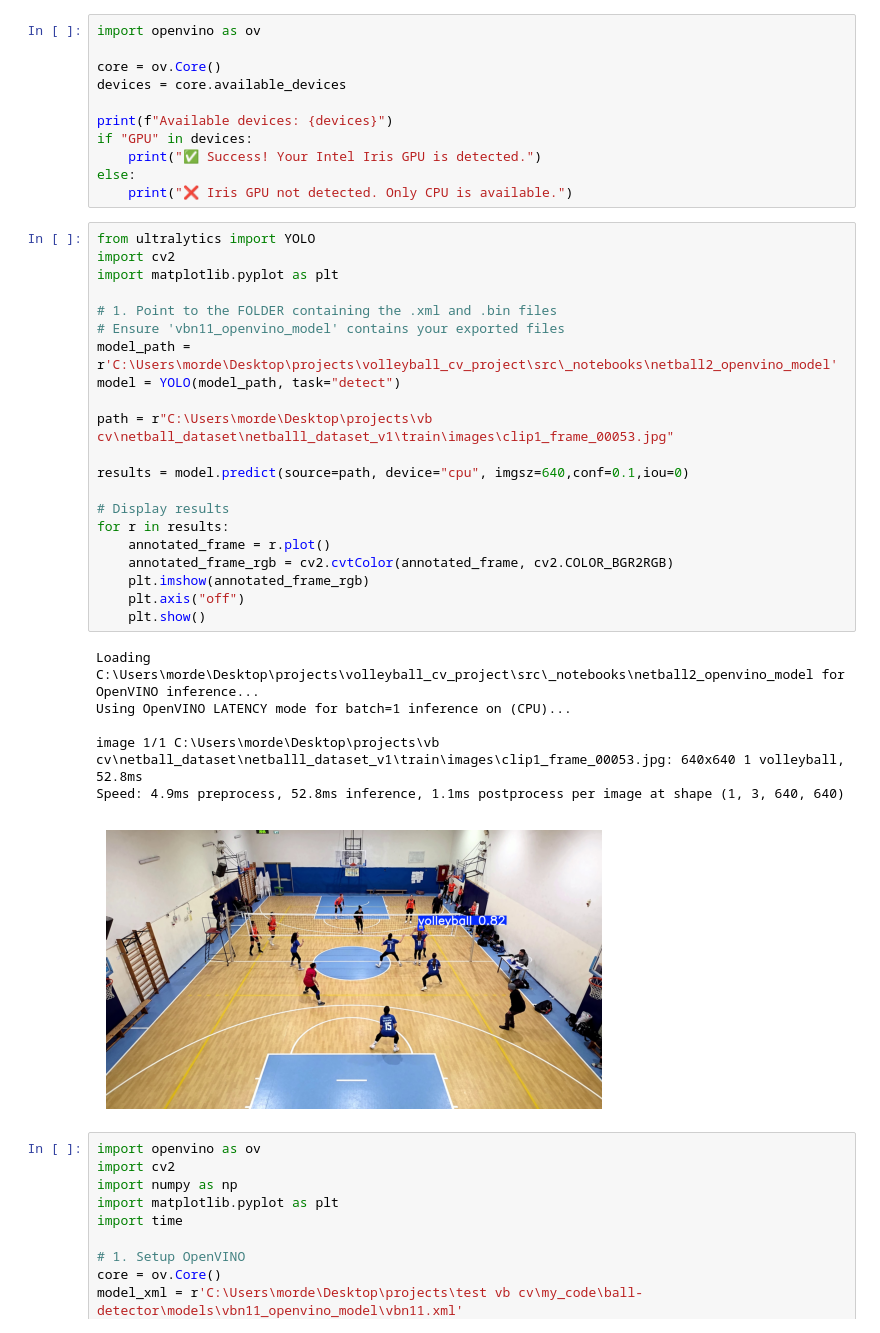
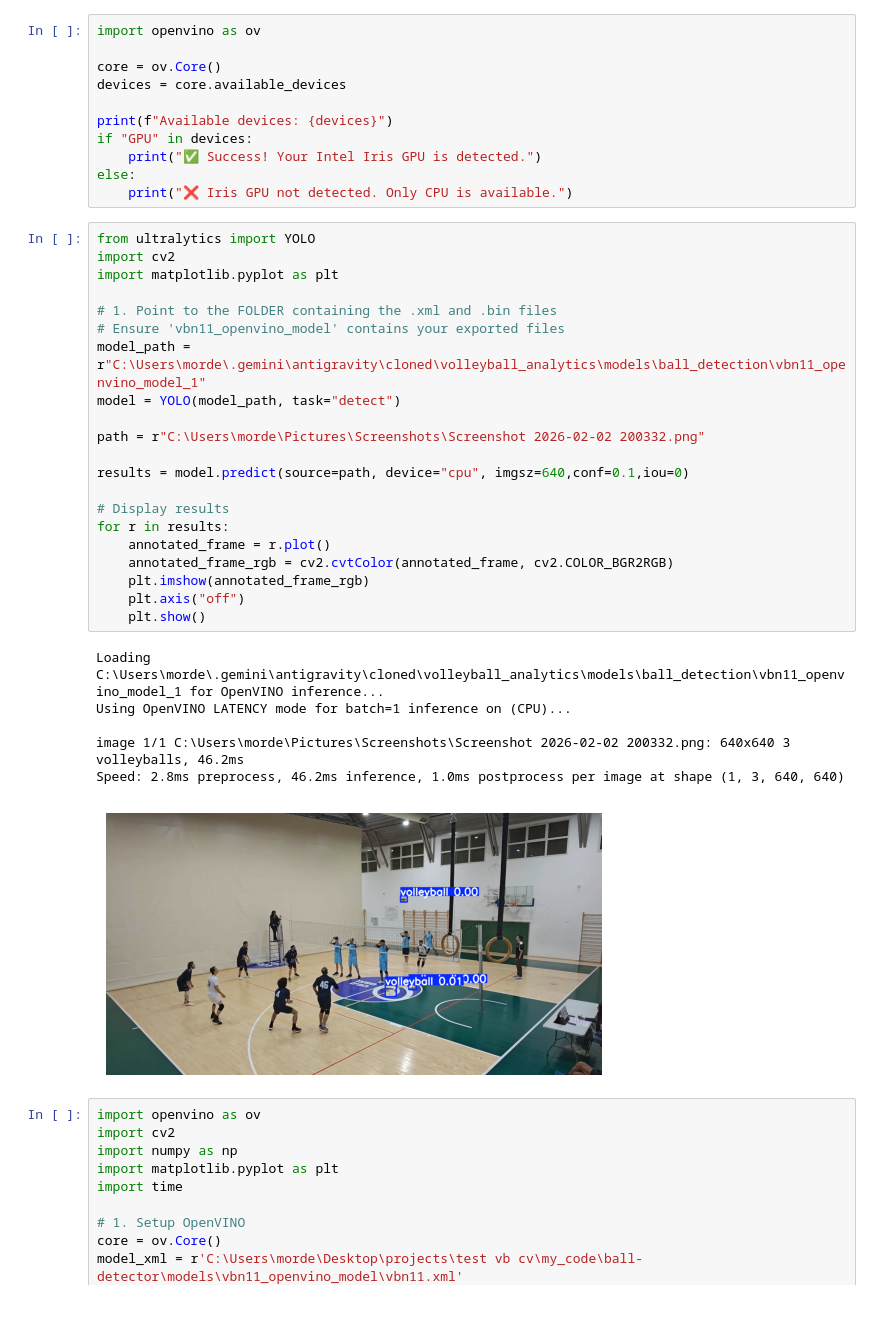
Before and after one commit to mordeLash/volleyball_analytics, a Jupyter notebook: src/_notebooks/ball_detector.ipynb, the cells around one changed output. Drawn from its saved outputs; the diff is of its cells as text.

```diff
--- a/src/_notebooks/ball_detector.ipynb
+++ b/src/_notebooks/ball_detector.ipynb
@@ -57,31 +61,31 @@ else:
 # %%
 from ultralytics import YOLO
 import cv2
 import matplotlib.pyplot as plt
 
 # 1. Point to the FOLDER containing the .xml and .bin files
 # Ensure 'vbn11_openvino_model' contains your exported files
-model_path = r'C:\Users\morde\Desktop\projects\volleyball_cv_project\src\_notebooks\netball2_openvino_model'
+model_path = r"C:\Users\morde\.gemini\antigravity\cloned\volleyball_analytics\models\ball_detection\vbn11_openvino_model_1"
 model = YOLO(model_path, task="detect")
 
-path = r"C:\Users\morde\Desktop\projects\vb cv\netball_dataset\netballl_dataset_v1\train\images\clip1_frame_00053.jpg"
+path = r"C:\Users\morde\Pictures\Screenshots\Screenshot 2026-02-02 200332.png"
 
 results = model.predict(source=path, device="cpu", imgsz=640,conf=0.1,iou=0)
 
 # Display results
 for r in results:
     annotated_frame = r.plot()
     annotated_frame_rgb = cv2.cvtColor(annotated_frame, cv2.COLOR_BGR2RGB)
     plt.imshow(annotated_frame_rgb)
     plt.axis("off")
     plt.show()
 # %% [output]
-Loading C:\Users\morde\Desktop\projects\volleyball_cv_project\src\_notebooks\netball2_openvino_model for OpenVINO inference...
+Loading C:\Users\morde\.gemini\antigravity\cloned\volleyball_analytics\models\ball_detection\vbn11_openvino_model_1 for OpenVINO inference...
 Using OpenVINO LATENCY mode for batch=1 inference on (CPU)...
 
-image 1/1 C:\Users\morde\Desktop\projects\vb cv\netball_dataset\netballl_dataset_v1\train\images\clip1_frame_00053.jpg: 640x640 1 volleyball, 52.8ms
-Speed: 4.9ms preprocess, 52.8ms inference, 1.1ms postprocess per image at shape (1, 3, 640, 640)
+image 1/1 C:\Users\morde\Pictures\Screenshots\Screenshot 2026-02-02 200332.png: 640x640 3 volleyballs, 46.2ms
+Speed: 2.8ms preprocess, 46.2ms inference, 1.0ms postprocess per image at shape (1, 3, 640, 640)
-[figure, old version]
+[figure, new version]
 # %%
 import openvino as ov
 import cv2
```
Also changed, not shown: parts of 3 cells of this notebook, 13 other files.
